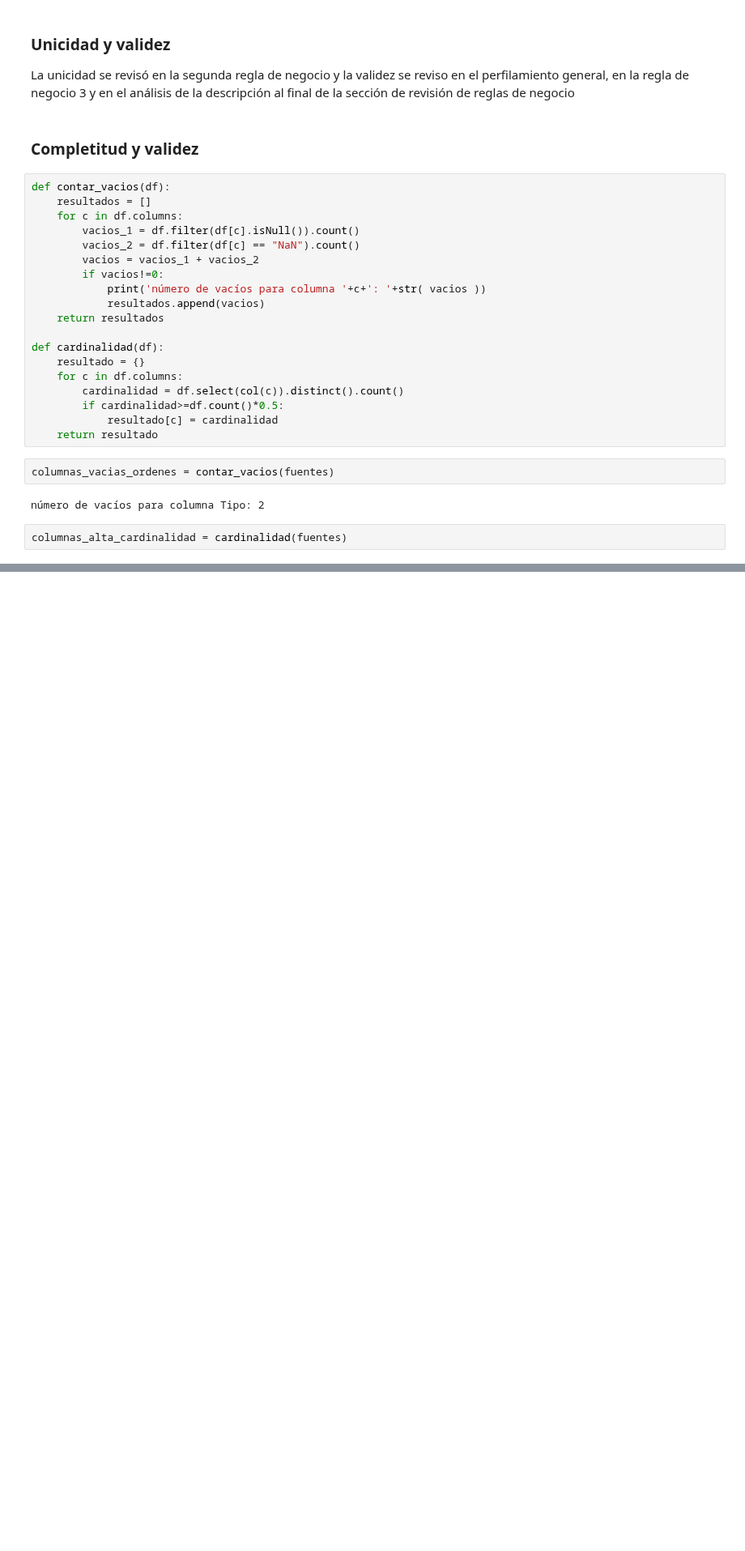
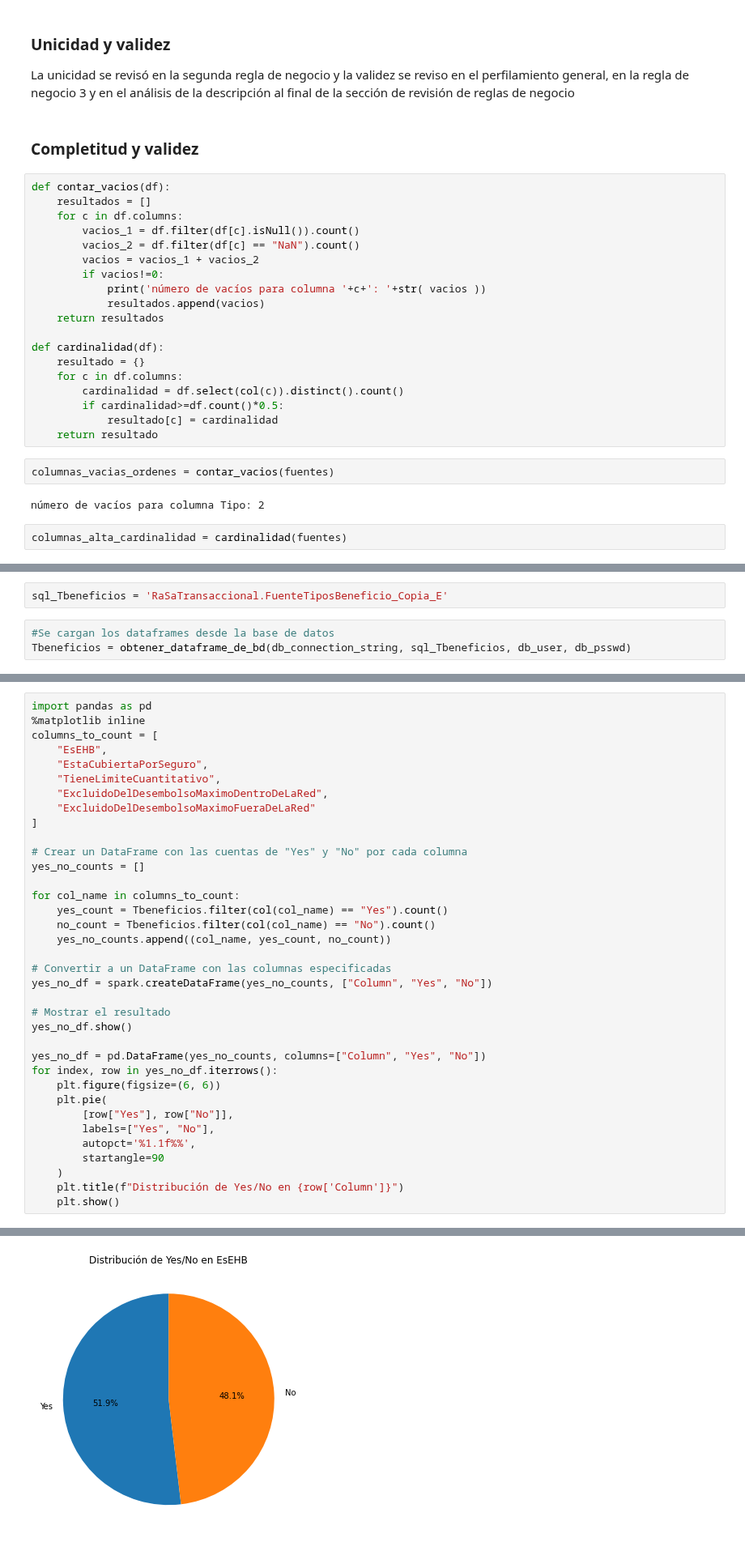
Before and after one commit to carrasquintero/Entrega_ETL, a Jupyter notebook: Analisis Datos.ipynb, the cells around one changed output, grey strips where cells are left out. Shown at 81% size. Saved outputs shown, nothing was run; the diff lists cells and outputs as text; blank space fills up the shorter version.

Commit message:
Update Analisis Datos.ipynb
Archivo para cambios

```diff
--- a/Analisis Datos.ipynb
+++ b/Analisis Datos.ipynb
@@ -667,0 +666,5 @@ Respecto a cardinalidad, Ninguna columna tiene una cardinalidad superior al 50%.
+# %%
+sql_Tbeneficios = 'RaSaTransaccional.FuenteTiposBeneficio_Copia_E'
+# %%
+#Se cargan los dataframes desde la base de datos
+Tbeneficios = obtener_dataframe_de_bd(db_connection_string, sql_Tbeneficios, db_user, db_psswd)
@@ -667,0 +775,37 @@ Respecto a cardinalidad, Ninguna columna tiene una cardinalidad superior al 50%.
+# %%
+import pandas as pd
+%matplotlib inline
+columns_to_count = [
+    "EsEHB",
+    "EstaCubiertaPorSeguro",
+    "TieneLimiteCuantitativo",
+    "ExcluidoDelDesembolsoMaximoDentroDeLaRed",
+    "ExcluidoDelDesembolsoMaximoFueraDeLaRed"
+]
+
+# Crear un DataFrame con las cuentas de "Yes" y "No" por cada columna
+yes_no_counts = []
+
+for col_name in columns_to_count:
+    yes_count = Tbeneficios.filter(col(col_name) == "Yes").count()
+    no_count = Tbeneficios.filter(col(col_name) == "No").count()
+    yes_no_counts.append((col_name, yes_count, no_count))
+
+# Convertir a un DataFrame con las columnas especificadas
+yes_no_df = spark.createDataFrame(yes_no_counts, ["Column", "Yes", "No"])
+
+# Mostrar el resultado
+yes_no_df.show()
+
+yes_no_df = pd.DataFrame(yes_no_counts, columns=["Column", "Yes", "No"])
+for index, row in yes_no_df.iterrows():
+    plt.figure(figsize=(6, 6))
+    plt.pie(
+        [row["Yes"], row["No"]],
+        labels=["Yes", "No"],
+        autopct='%1.1f%%',
+        startangle=90
+    )
+    plt.title(f"Distribución de Yes/No en {row['Column']}")
+    plt.show()
+# %% [output]
@@ -667,0 +821 @@ Respecto a cardinalidad, Ninguna columna tiene una cardinalidad superior al 50%.
+[figure, added]
```
Also changed, not shown: parts of 57 cells of this notebook.
